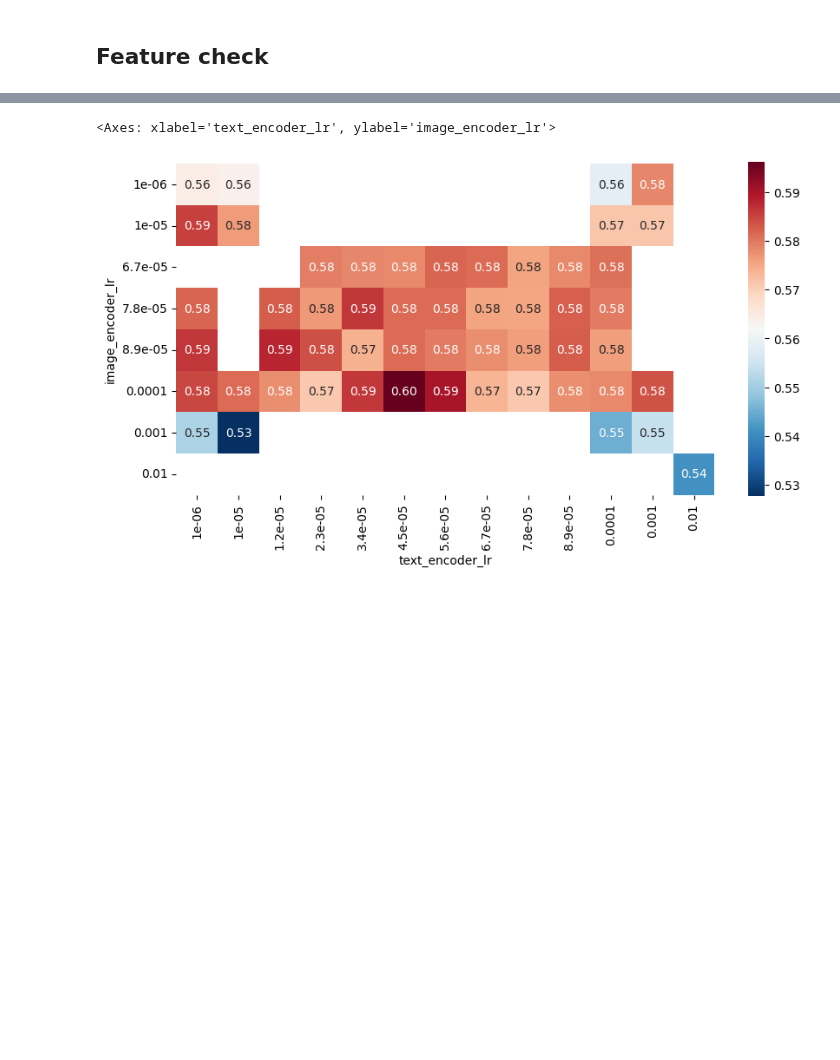
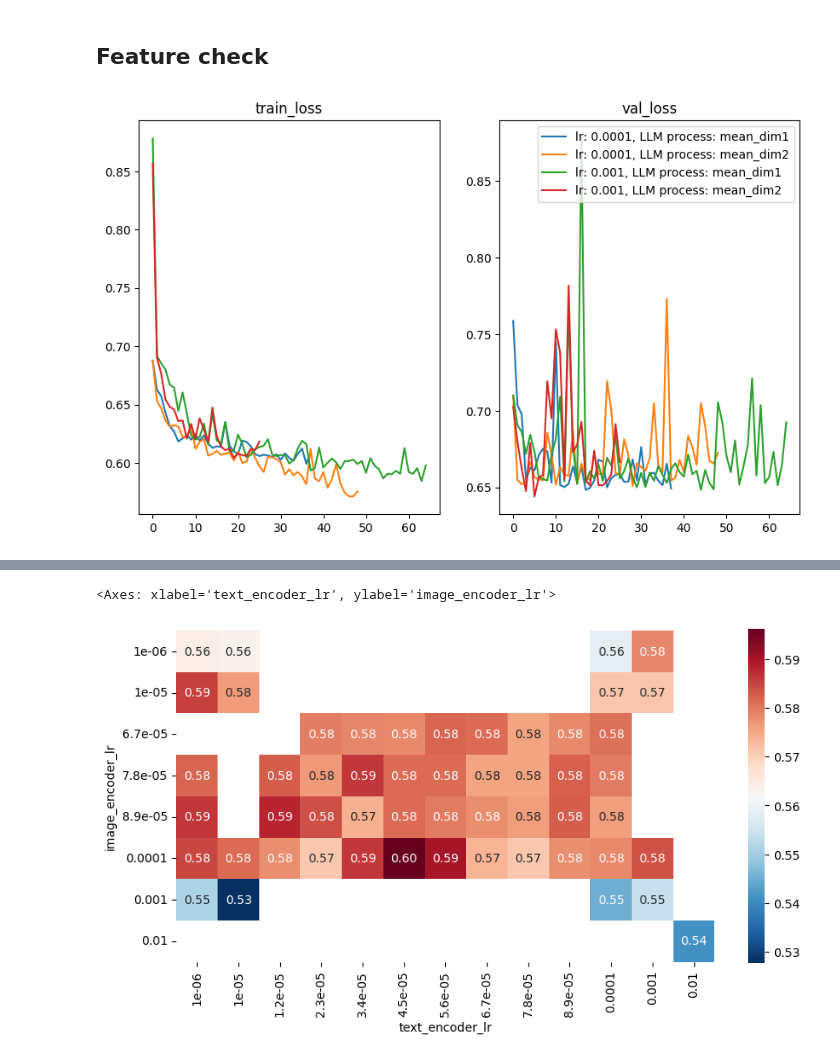
Before and after one commit to CeHouGIS/Safety_Perception_HK, a Jupyter notebook: safety_perception_model/single_model/feature_check.ipynb, the cells around one changed output, grey strips where cells are left out. Drawn from its saved outputs; the diff is of its cells as text; code cells hidden in the pictures; blank space fills up the shorter version.

```diff
--- a/safety_perception_model/single_model/feature_check.ipynb
+++ b/safety_perception_model/single_model/feature_check.ipynb
@@ -6,7 +6,7 @@ from glob import glob
 import numpy as np
 import matplotlib.pyplot as plt
 import seaborn as sns
-eval_path = "/data2/cehou/LLM_safety/eval/image_encoder_lr_text_encoder_lr"
+eval_path = "/data2/cehou/LLM_safety/LLM_models/safety_perception_model/only_img/"
 cfg_record_list = glob(f"{eval_path}/*/*.csv")
 
 for i, cfg_path in enumerate(cfg_record_list):
@@ -16,7 +16,21 @@ for i, cfg_path in enumerate(cfg_record_list):
         cfg_df = pd.concat([cfg_df, pd.read_csv(cfg_path)])
 
 cfg_df.drop(columns=["Unnamed: 0"], inplace=True)
-# cfg_df.reset_index(drop=True, inplace=True)
-cfg_df = cfg_df.drop_duplicates().reset_index(drop=True)
-cfg_df['image_encoder_lr'] = cfg_df['image_encoder_lr'].round(8)
-cfg_df['text_encoder_lr'] = cfg_df['text_encoder_lr'].round(8)
+cfg_df_summary = cfg_df.drop_duplicates(subset='safety_model_save_name', keep='last').reset_index(drop=True)
+
+# # cfg_df.reset_index(drop=True, inplace=True)
+# cfg_df = cfg_df.drop_duplicates().reset_index(drop=True)
+# cfg_df['image_encoder_lr'] = cfg_df['image_encoder_lr'].round(8)
+# cfg_df['text_encoder_lr'] = cfg_df['text_encoder_lr'].round(8)
+# %%
+fig, ax = plt.subplots(1, 2, figsize=(10, 6))
+cfg_df_group = cfg_df.groupby('safety_model_save_name')
+for name, group in cfg_df_group:
+    ax[0].plot( group['train_loss_list'], label=f"lr: {group['lr'].values[0]}, LLM process: {group['LLM_feature_process'].values[0]}")
+    ax[1].plot( group['val_loss_list'], label=f"lr: {group['lr'].values[0]}, LLM process: {group['LLM_feature_process'].values[0]}")
+ax[0].set_title('train_loss')
+ax[1].set_title('val_loss')
+plt.legend()
+plt.show()
+# %% [output]
+[figure, added]
```
Also changed, not shown: parts of 1 cell of this notebook, 1 other file.
